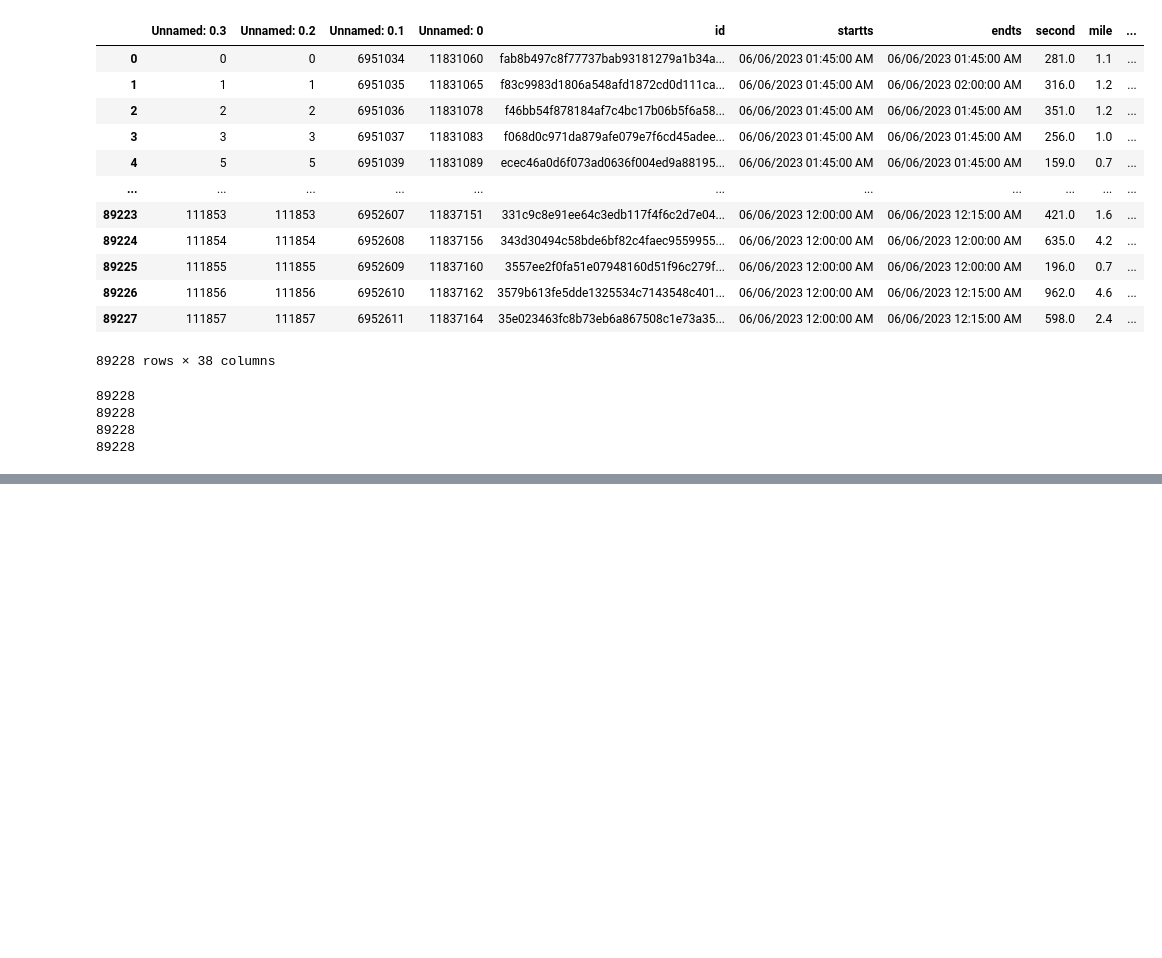
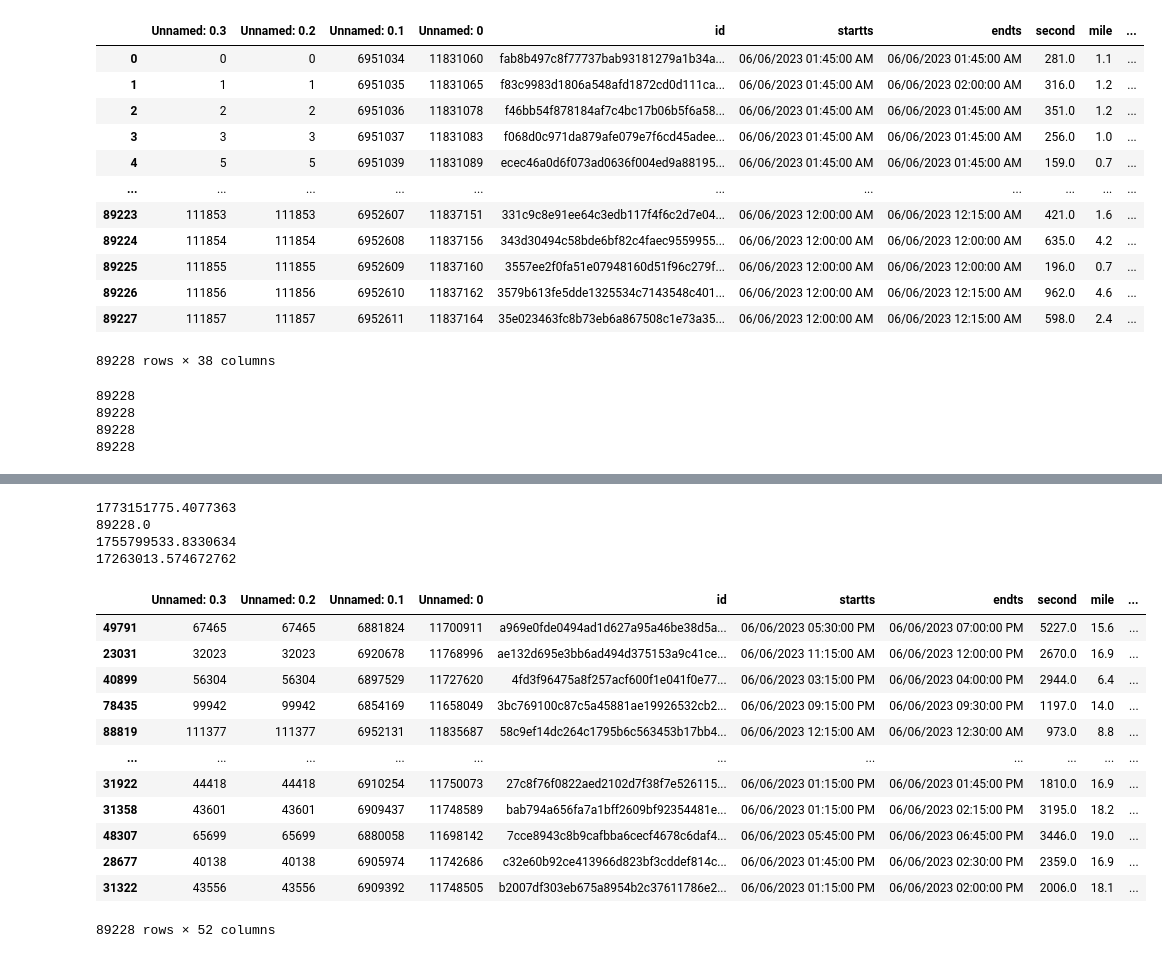
Before and after one commit to gregerhardt/rh_pricing, a Jupyter notebook: calibration/Summarize Calibration Targets.ipynb, the cells around one changed output, grey strips where cells are left out. Cells and saved outputs as stored; diff of their text form; code cells hidden in the pictures; blank space fills up the shorter version.

```diff
--- a/calibration/Summarize Calibration Targets.ipynb
+++ b/calibration/Summarize Calibration Targets.ipynb
@@ -855,3 +886,29 @@ def print_mode_summary(ascs, shares, targets):
+# %%
+print(tnc_trips['od_trips'].sum())
+print(tnc_trips['tnc_trips'].sum())
+print(tnc_trips['tran_trips'].sum())
+print(tnc_trips['walk_trips'].sum())
+# %% [output]
+1773151775.4077363
+89228.0
+1755799533.8330634
+17263013.574672762
+# %%
+tnc_trips.sort_values(by='od_trips', ascending=False)
+# %% [output]
+|  | Unnamed: 0.3 | Unnamed: 0.2 | Unnamed: 0.1 | Unnamed: 0 | id | startts | endts | second | mile | ... |
+| 49791 | 67465 | 67465 | 6881824 | 11700911 | a969e0fde0494ad1d627a95a46be38d5a... | 06/06/2023 05:30:00 PM | 06/06/2023 07:00:00 PM | 5227.0 | 15.6 | ... |
+| 23031 | 32023 | 32023 | 6920678 | 11768996 | ae132d695e3bb6ad494d375153a9c41ce... | 06/06/2023 11:15:00 AM | 06/06/2023 12:00:00 PM | 2670.0 | 16.9 | ... |
+| 40899 | 56304 | 56304 | 6897529 | 11727620 | 4fd3f96475a8f257acf600f1e041f0e77... | 06/06/2023 03:15:00 PM | 06/06/2023 04:00:00 PM | 2944.0 | 6.4 | ... |
+| 78435 | 99942 | 99942 | 6854169 | 11658049 | 3bc769100c87c5a45881ae19926532cb2... | 06/06/2023 09:15:00 PM | 06/06/2023 09:30:00 PM | 1197.0 | 14.0 | ... |
+| 88819 | 111377 | 111377 | 6952131 | 11835687 | 58c9ef14dc264c1795b6c563453b17bb4... | 06/06/2023 12:15:00 AM | 06/06/2023 12:30:00 AM | 973.0 | 8.8 | ... |
+| ... | ... | ... | ... | ... | ... | ... | ... | ... | ... | ... |
+| 31922 | 44418 | 44418 | 6910254 | 11750073 | 27c8f76f0822aed2102d7f38f7e526115... | 06/06/2023 01:15:00 PM | 06/06/2023 01:45:00 PM | 1810.0 | 16.9 | ... |
+| 31358 | 43601 | 43601 | 6909437 | 11748589 | bab794a656fa7a1bff2609bf92354481e... | 06/06/2023 01:15:00 PM | 06/06/2023 02:15:00 PM | 3195.0 | 18.2 | ... |
+| 48307 | 65699 | 65699 | 6880058 | 11698142 | 7cce8943c8b9cafbba6cecf4678c6daf4... | 06/06/2023 05:45:00 PM | 06/06/2023 06:45:00 PM | 3446.0 | 19.0 | ... |
+| 28677 | 40138 | 40138 | 6905974 | 11742686 | c32e60b92ce413966d823bf3cddef814c... | 06/06/2023 01:45:00 PM | 06/06/2023 02:30:00 PM | 2359.0 | 16.9 | ... |
+| 31322 | 43556 | 43556 | 6909392 | 11748505 | b2007df303eb675a8954b2c37611786e2... | 06/06/2023 01:15:00 PM | 06/06/2023 02:00:00 PM | 2006.0 | 18.1 | ... |
+89228 rows × 52 columns
 # %%
 # Now calibrate the model
 
```
Also changed, not shown: parts of 11 cells of this notebook, 1 other file.
